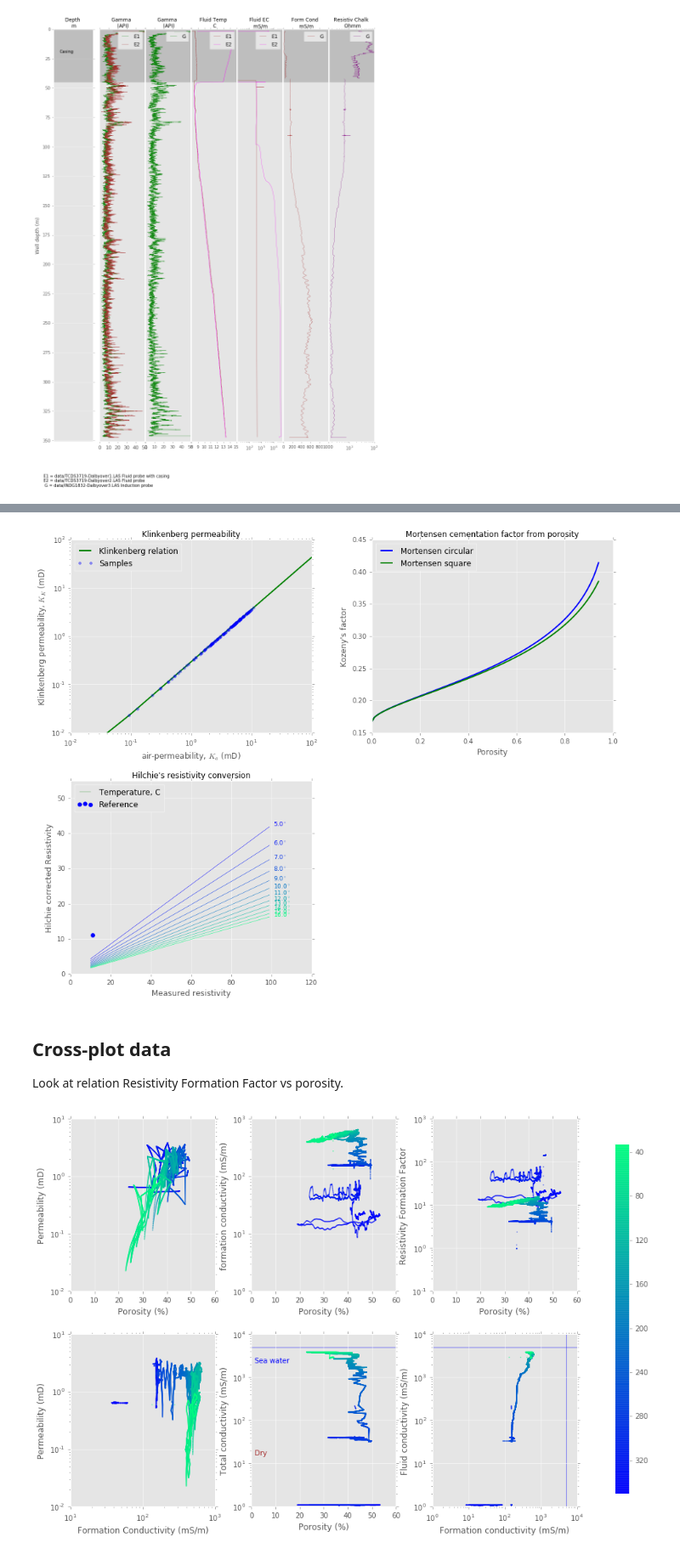
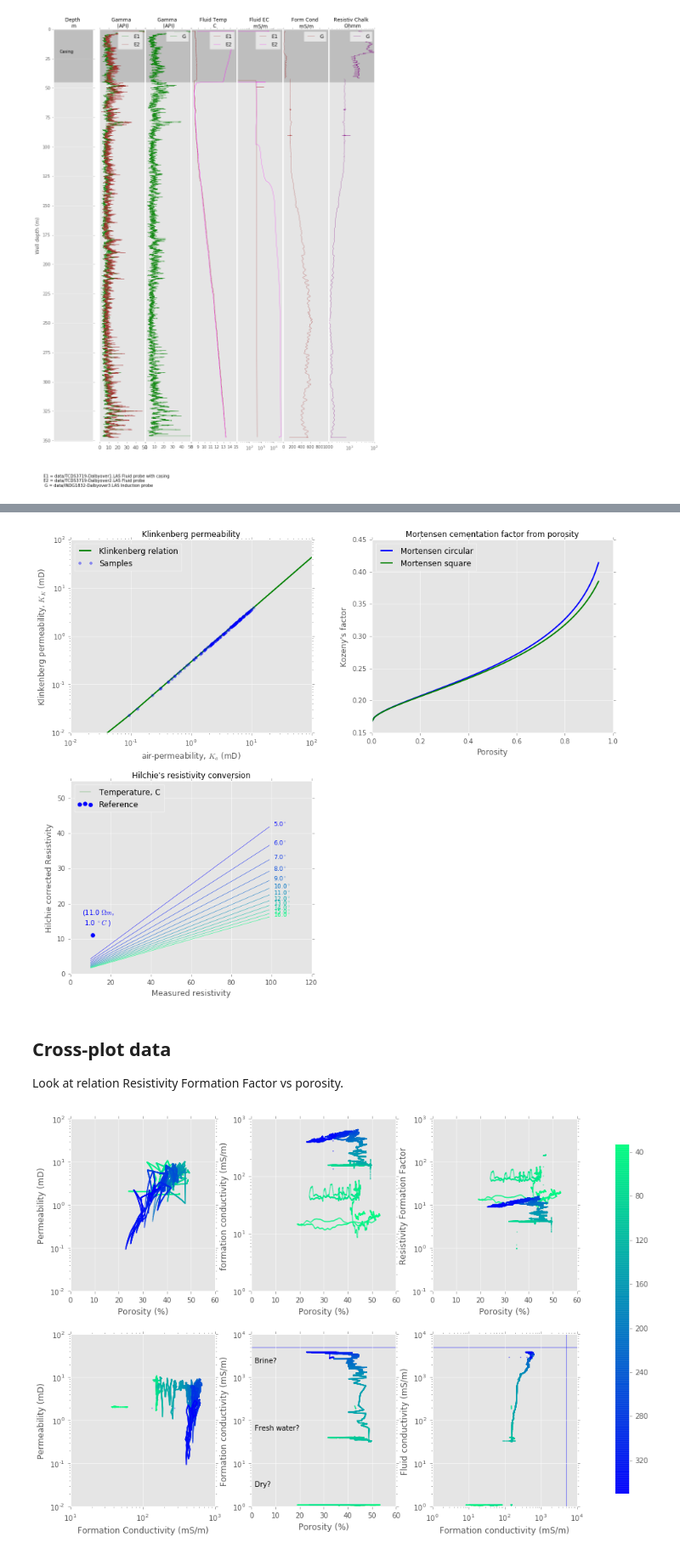
Before and after one commit to TobbeTripitaka/Dalbyover, a Jupyter notebook: Dalbyover sonic log.ipynb, the cells around one changed output, grey strips where cells are left out. Shown at 85% size. Saved outputs shown, nothing was run; the diff lists cells and outputs as text; code cells hidden in the pictures.

```diff
--- a/Dalbyover sonic log.ipynb
+++ b/Dalbyover sonic log.ipynb
@@ -622,6 +634,7 @@ for i, T2 in zip(color_idx, hilchie_temps):
     ax3.text(101, hilchie(100,T2,R1,T1), str(T2)+'$^\circ$', fontsize=9, color=plt.cm.winter(i))
 
 ax3.scatter(R1,hilchie(R1,T1,R1,T1),color='b',marker='.', s=150, label='Reference')
+ax3.text(R1-5, hilchie(R1,T1,R1,T1)+3, '(%s $\Omega m$, \n %s $^\circ C$ )'%(R1, T1), fontsize=10, color='b')
 
 ax3.plot(res_in+10000,hilchie_range,'g',lw=0.3, label='Temperature, C')
 ax3.legend(loc=2)
@@ -645,7 +658,7 @@ klinkenberg_inter = np.array([klinkenberg(c) for c in PERM_inter])
 
 plt.show()
 # %% [output]
-[figure, old version]
+[figure, new version]
 # %% [markdown]
 ## Cross-plot data
 
@@ -655,67 +668,68 @@ fig = plt.figure(figsize=(15,10))
 fig.subplots_adjust(wspace=0.25, hspace=0.25)
 
 ax1 = plt.subplot(2, 3, 1)
-ax1.scatter(100*POR_inter, 1000*klinkenberg_inter, c=data['DEPTH'], cmap='winter', s=10, alpha = 0.6,marker='.',edgecolors='none')
+ax1.scatter(100*POR_inter, 1000*PERM_inter, c=data['DEPTH'], cmap='winter_r', s=10, alpha = 0.6,marker='.',edgecolors='none')
 ax1.set_yscale('log')
 plt.ylabel('Permeability (mD)')
 plt.xlabel('Porosity (%)')
 plt.xlim(0, 60)
 
 ax4 = plt.subplot(2, 3, 4)
-ax4.scatter(1000*data['COND_G'], 1000*klinkenberg_inter, c=data['DEPTH'], cmap='winter', s=10, alpha = 0.6,marker='.',edgecolors='none')
+ax4.scatter(1000*data['COND_G'], 1000*PERM_inter, c=data['DEPTH'], cmap='winter_r', s=10, alpha = 0.6,marker='.',edgecolors='none')
 ax4.set_xscale('log')
 ax4.set_yscale('log')
 plt.ylabel('Permeability (mD)')
 plt.xlabel('Formation Conductivity (mS/m)')
 
 ax2 = plt.subplot(2, 3, 2)
-ax2.scatter(100*POR_inter, 1000*data['COND_G'], c=data['DEPTH'], cmap='winter', s=10, alpha = 0.6,marker='.',edgecolors='none')
+ax2.scatter(100*POR_inter, 1000*data['COND_G'], c=data['DEPTH'], cmap='winter_r', s=10, alpha = 0.6,marker='.',edgecolors='none')
 ax2.set_yscale('log')
 plt.ylabel('formation conductivity (mS/m)')
 plt.xlabel('Porosity (%)')
 plt.xlim(0, 60)
 
 ax5 = plt.subplot(2, 3, 5)
-ax5.scatter(100*POR_inter, 1000*data['COND_E2'], c=data['DEPTH'], cmap='winter', s=10, alpha = 0.6,marker='.',edgecolors='none')
+ax5.scatter(100*POR_inter, 1000*data['COND_E2'], c=data['DEPTH'], cmap='winter_r', s=10, alpha = 0.6,marker='.',edgecolors='none')
 ax5.set_yscale('log')
-plt.ylabel('Total conductivity (mS/m)')
+plt.ylabel('Formation conductivity (mS/m)')
 plt.xlabel('Porosity (%)')
 plt.xlim(0, 60)
 
 #Sea water http://www.lenntech.com/applications/ultrapure/conductivity/water-conductivity.htm
 ax5.axhline(y=5000,xmin=0,xmax=100,c="blue",linewidth=0.5,zorder=0, label='Sea water')
-ax5.text(1.5, 2200, 'Sea water', fontsize=10,color='blue')
-ax5.text(1.5, 16, 'Dry', fontsize=10,color='brown')
+ax5.text(1.5, 2200, 'Brine?', fontsize=10,color='k')
+ax5.text(1.5, 60, 'Fresh water?', fontsize=10,color='k')
+ax5.text(1.5, 3, 'Dry?', fontsize=10,color='k')
 
-r_f_factor = data['COND_G']/(data['COND_E1'])
+r_f_factor = data['COND_G']/data['COND_E1']
 
 ax3 = plt.subplot(2, 3, 3)
-ax3.scatter(100*POR_inter, r_f_factor, c=data['DEPTH'], cmap='winter', s=10, alpha = 0.6, marker='.',edgecolors='none')
+ax3.scatter(100*POR_inter, r_f_factor, c=data['DEPTH'], cmap='winter_r', s=10, alpha = 0.6, marker='.',edgecolors='none')
 ax3.set_yscale('log')
 plt.ylabel('Resistivity Formation Factor')
 plt.xlabel('Porosity (%)')
 plt.xlim(0, 60)
 #plt.ylim(-1, 1)
 
 ax6 = plt.subplot(2, 3, 6)
-ax6.scatter(1000*data['COND_G'], 1000*data['COND_E2'],c=data['DEPTH'], cmap='winter', s=10, alpha = 0.6, marker='.',edgecolors='none')
+ax6.scatter(1000*data['COND_G'], 1000*data['COND_E2'],c=data['DEPTH'], cmap='winter_r', s=10, alpha = 0.6, marker='.',edgecolors='none')
 ax6.set_xscale('log')
 ax6.set_yscale('log')
 plt.xlabel('Formation conductivity (mS/m)')
 plt.ylabel('Fluid conductivity (mS/m)')
 
 ax6.axhline(y=5000,c="blue",linewidth=0.5,zorder=0, label='Sea water')
 ax6.axvline(x=5000, c="blue",linewidth=0.5,zorder=0)
 
 fig.subplots_adjust(right=0.8)
 cbar_ax = fig.add_axes([0.85, 0.15, 0.02, 0.7])
 
 cbar=plt.colorbar(por_per, cax=cbar_ax)
 cbar.ax.invert_yaxis()
 
 plt.show()
 # %% [output]
-[figure, old version]
+[figure, new version]
 # %% [markdown]
 ## Formation factor from various sources, estimating cementation factor (m)
 
```
Also changed, not shown: parts of 14 cells of this notebook.
